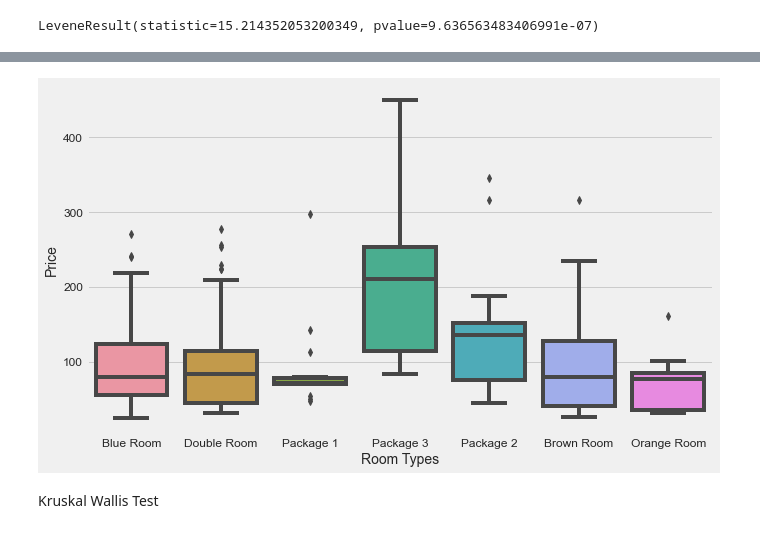
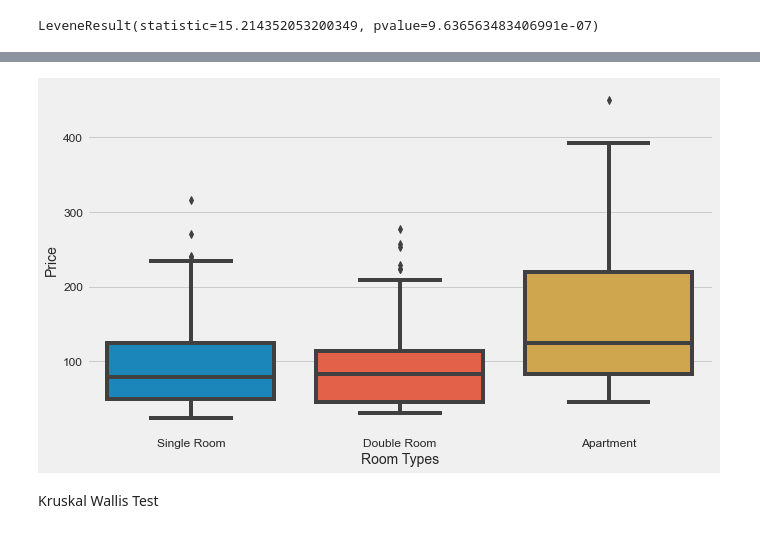
Before and after one commit to R04425/Module-2-Statistics-Project-Lisbon-Guesthouse-Analysis-, a Jupyter notebook: Code Statistics Project .ipynb, the cells around one changed output, grey strips where cells are left out. Drawn from its saved outputs; the diff is of its cells as text; code cells hidden in the pictures.

```diff
--- a/Code Statistics Project .ipynb
+++ b/Code Statistics Project .ipynb
@@ -136,0 +137,3 @@ Since p value is approximately zero (and thus less than alpha = 0.05), we reject
+# %%
+guesthouse_original = pd.read_excel('Guesthouse._original.xls')
+guesthouse_original.head(5)
@@ -137,10 +147,13 @@ Since p value is approximately zero (and thus less than alpha = 0.05), we reject
+# %%
+# Remove the outlier rows with price > 500€
+guesthouse_original_r = guesthouse_original.drop([5, 9, 49, 113, 145, 158, 184, 226, 232, 235, 240, 153, 176, 242])
 # %%
 plt.figure(figsize=(10,6))
-sns.boxplot(y='Price',x='Rooms',data=clean_guesthouse)
+sns.boxplot(y='Price',x='Type of room',data=guesthouse_original_r)
 plt.xlabel('Room Types')
 plt.show()
 # %% [output]
-[figure, old version]
+[figure, new version]
 # %% [markdown]
 Kruskal Wallis Test
 # %% [markdown]
```
Also changed, not shown: parts of 8 cells of this notebook, 1 other file.
